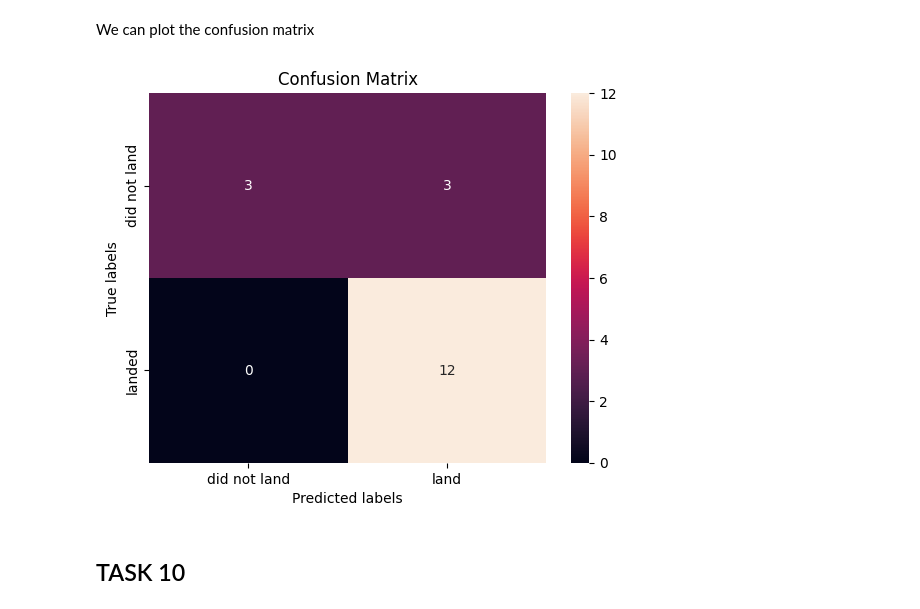
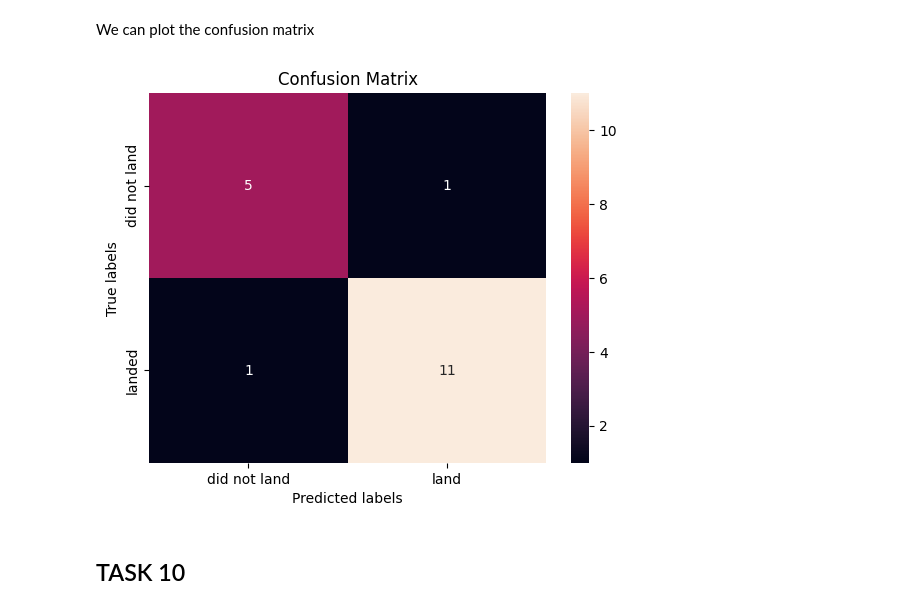
Before and after one commit to BeanRepo/IBM-Data-Science-Capstone-Project, a Jupyter notebook: week 4/SpaceX_Machine Learning Prediction_Part_5.ipynb, the cells around one changed output. Cells and saved outputs as stored; diff of their text form; code cells hidden in the pictures.

```diff
--- a/week 4/SpaceX_Machine Learning Prediction_Part_5.ipynb
+++ b/week 4/SpaceX_Machine Learning Prediction_Part_5.ipynb
@@ -276,10 +284,10 @@ accuracy : 0.9444444444444444
 # %% [markdown]
 We can plot the confusion matrix
 # %%
-yhat = svm_cv.predict(X_test)
+yhat = tree_cv.predict(X_test)
 plot_confusion_matrix(Y_test,yhat)
 # %% [output]
-[figure, old version]
+[figure, new version]
 # %% [markdown]
 ## TASK  10
 # %% [markdown]
```
Also changed, not shown: parts of 6 cells of this notebook.
